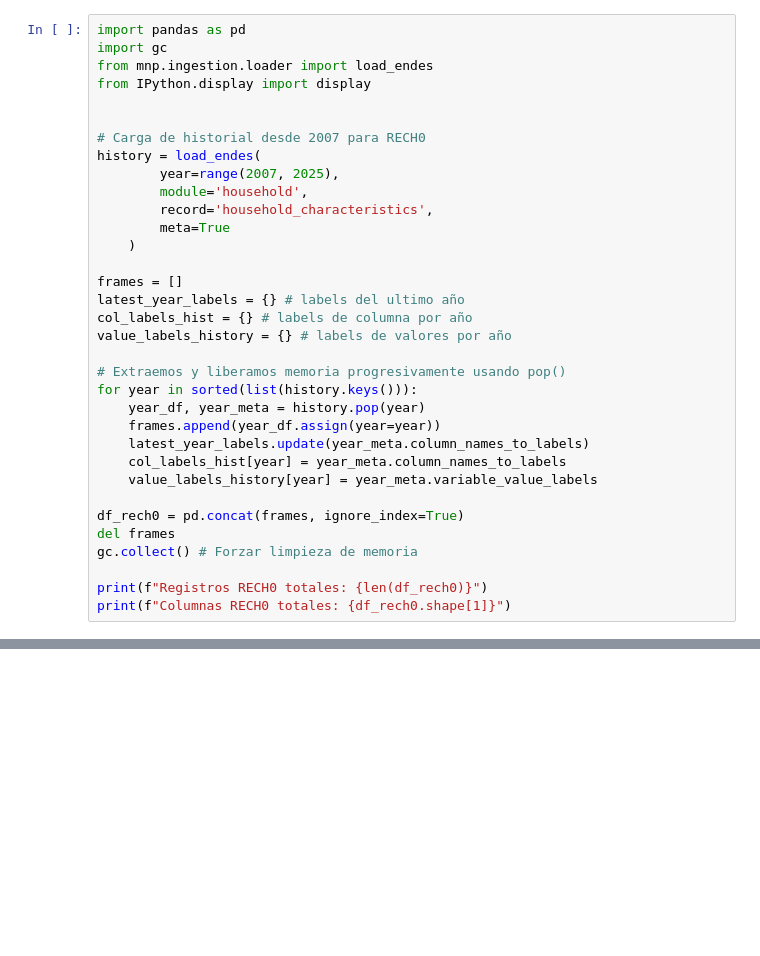
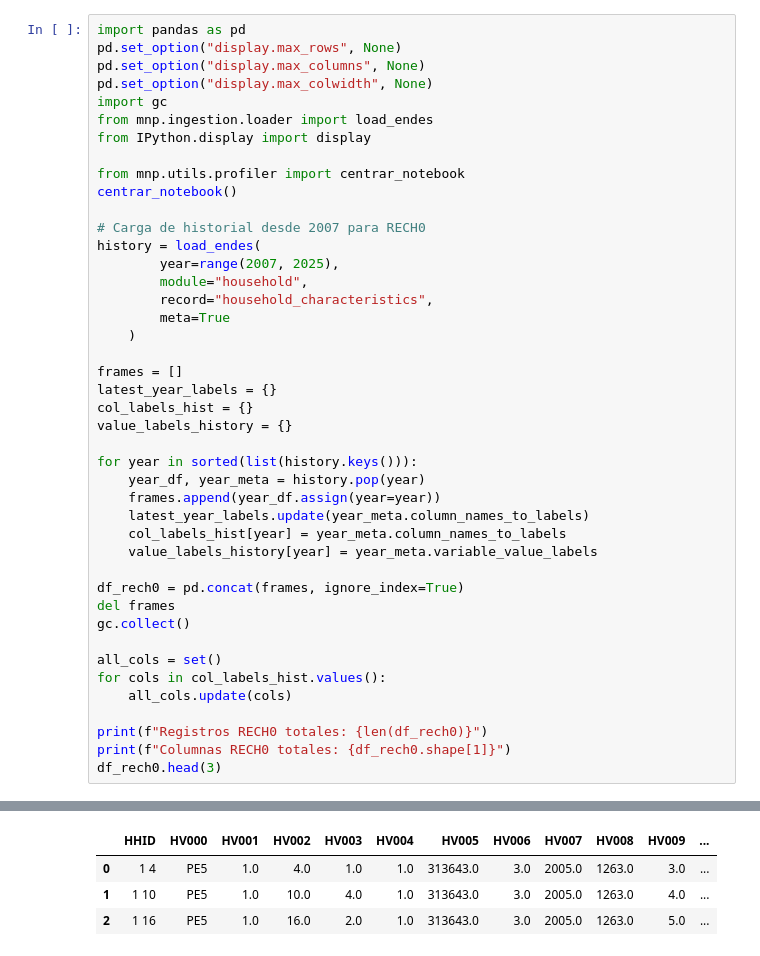
Before and after one commit to abelguevara-upeu/malnutrition-research, a Jupyter notebook: notebooks/01_data_understanding/rech0_hogar/01_rech0_schema_y_tipos.ipynb, the cells around one changed output, grey strips where cells are left out. Drawn from its saved outputs; the diff is of its cells as text; blank space fills up the shorter version.

```diff
--- a/notebooks/01_data_understanding/rech0_hogar/01_rech0_schema_y_tipos.ipynb
+++ b/notebooks/01_data_understanding/rech0_hogar/01_rech0_schema_y_tipos.ipynb
@@ -1,24 +1,28 @@
 # %%
 import pandas as pd
+pd.set_option("display.max_rows", None)
+pd.set_option("display.max_columns", None)
+pd.set_option("display.max_colwidth", None)
 import gc
 from mnp.ingestion.loader import load_endes
 from IPython.display import display
 
+from mnp.utils.profiler import centrar_notebook
+centrar_notebook()
 
 # Carga de historial desde 2007 para RECH0
 history = load_endes(
         year=range(2007, 2025),
-        module='household',
-        record='household_characteristics',
+        module="household",
+        record="household_characteristics",
         meta=True
     )
 
 frames = []
-latest_year_labels = {} # labels del ultimo año
-col_labels_hist = {} # labels de columna por año
-value_labels_history = {} # labels de valores por año
+latest_year_labels = {}
+col_labels_hist = {}
+value_labels_history = {}
 
-# Extraemos y liberamos memoria progresivamente usando pop()
 for year in sorted(list(history.keys())):
     year_df, year_meta = history.pop(year)
     frames.append(year_df.assign(year=year))
@@ -28,8 +32,13 @@ for year in sorted(list(history.keys())):
 
 df_rech0 = pd.concat(frames, ignore_index=True)
 del frames
-gc.collect() # Forzar limpieza de memoria
+gc.collect()
+
+all_cols = set()
+for cols in col_labels_hist.values():
+    all_cols.update(cols)
 
 print(f"Registros RECH0 totales: {len(df_rech0)}")
 print(f"Columnas RECH0 totales: {df_rech0.shape[1]}")
+df_rech0.head(3)
 # %% [output]
@@ -52,2 +62,6 @@ print(f"Columnas RECH0 totales: {df_rech0.shape[1]}")
 Registros RECH0 totales: 608995
 Columnas RECH0 totales: 62
+|  | HHID | HV000 | HV001 | HV002 | HV003 | HV004 | HV005 | HV006 | HV007 | HV008 | HV009 | ... |
+| 0 | 1 4 | PE5 | 1.0 | 4.0 | 1.0 | 1.0 | 313643.0 | 3.0 | 2005.0 | 1263.0 | 3.0 | ... |
+| 1 | 1 10 | PE5 | 1.0 | 10.0 | 4.0 | 1.0 | 313643.0 | 3.0 | 2005.0 | 1263.0 | 4.0 | ... |
+| 2 | 1 16 | PE5 | 1.0 | 16.0 | 2.0 | 1.0 | 313643.0 | 3.0 | 2005.0 | 1263.0 | 5.0 | ... |
```
Also changed, not shown: parts of 14 cells of this notebook, 8 other files.
